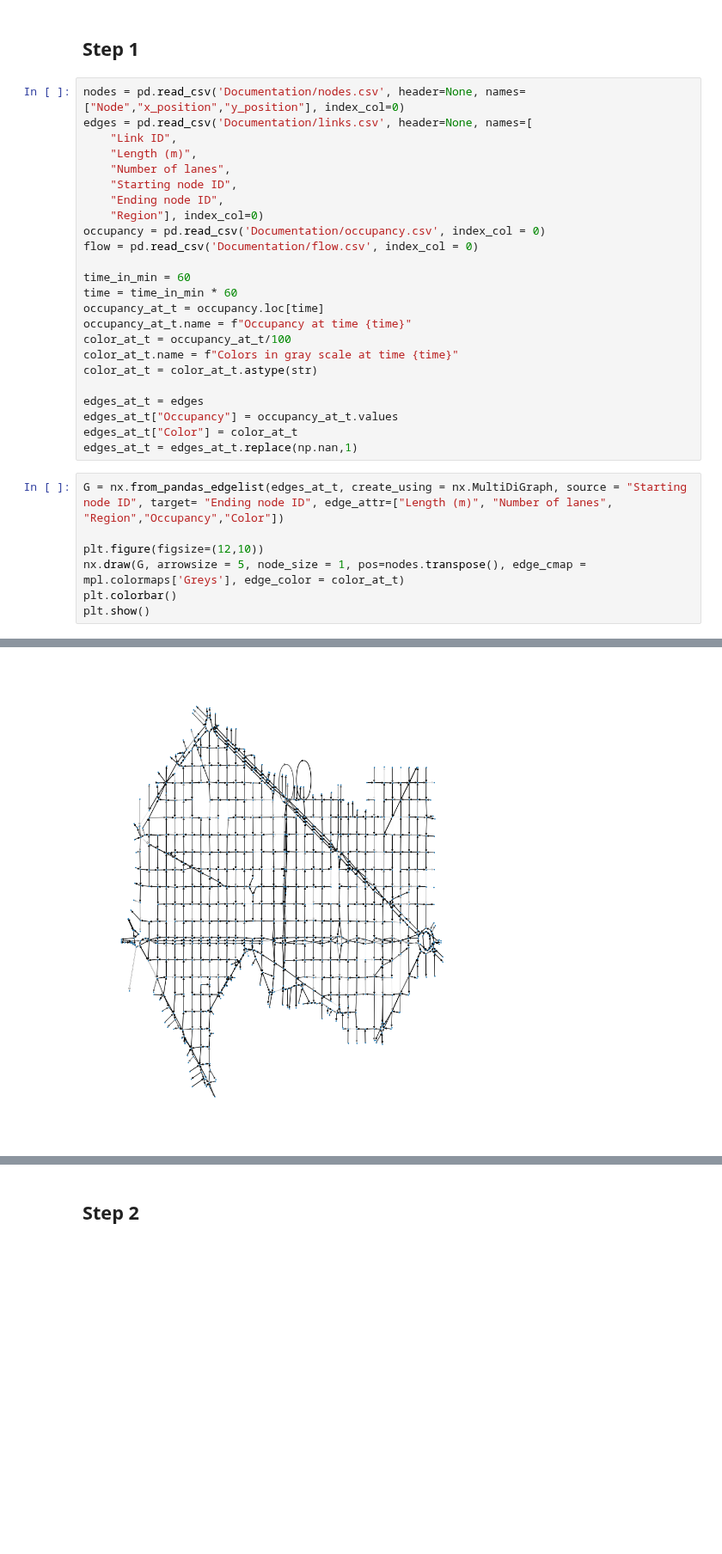
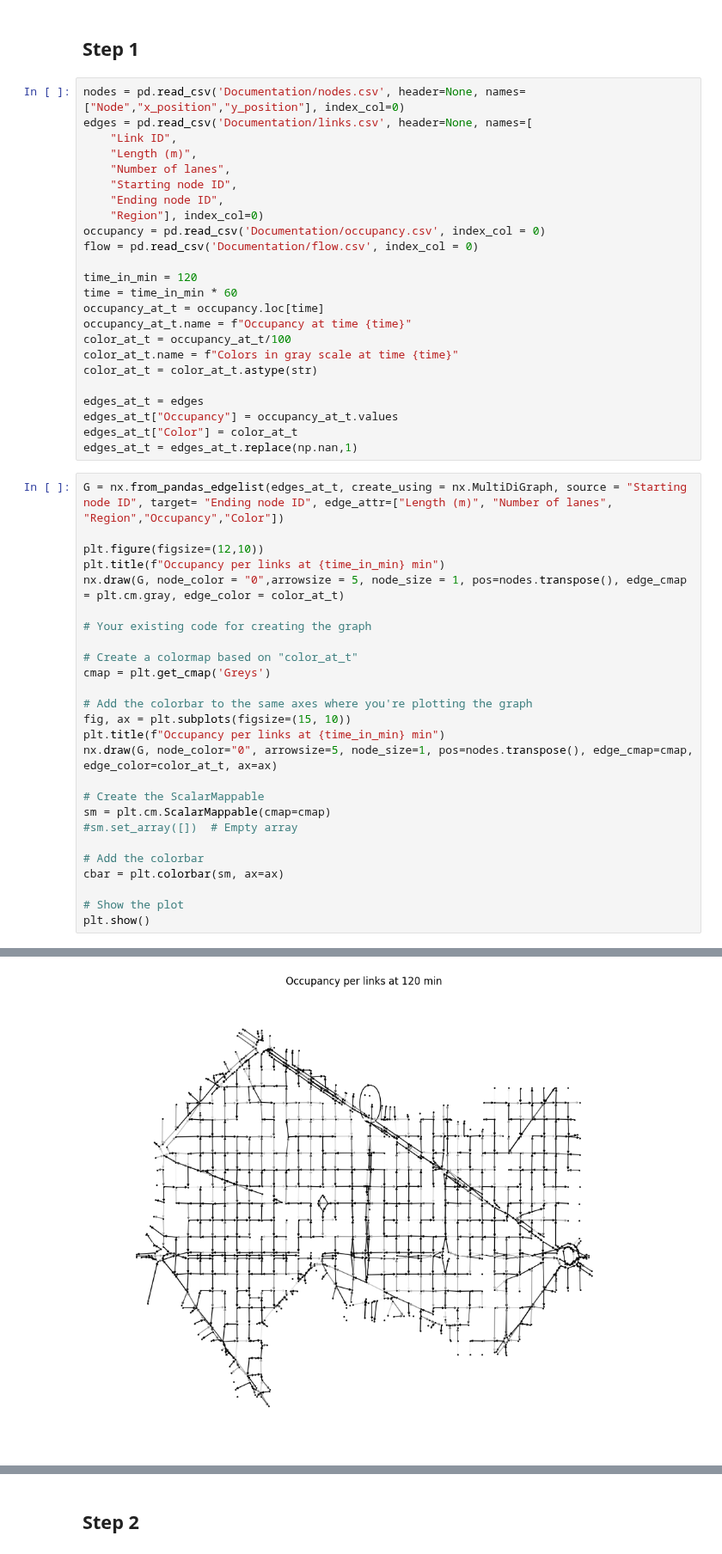
Before and after one commit to s221568/Trafic, a Jupyter notebook: Lab 1/Lab1JE.ipynb, the cells around one changed output, grey strips where cells are left out. Shown at 86% size. Saved outputs shown, nothing was run; the diff lists cells and outputs as text; blank space fills up the shorter version.

```diff
--- a/Lab 1/Lab1JE.ipynb
+++ b/Lab 1/Lab1JE.ipynb
@@ -22,7 +24,7 @@ edges = pd.read_csv('Documentation/links.csv', header=None, names=[
 occupancy = pd.read_csv('Documentation/occupancy.csv', index_col = 0)
 flow = pd.read_csv('Documentation/flow.csv', index_col = 0)
 
-time_in_min = 60
+time_in_min = 120
 time = time_in_min * 60
 occupancy_at_t = occupancy.loc[time]
 occupancy_at_t.name = f"Occupancy at time {time}"
@@ -38,7 +40,26 @@ edges_at_t = edges_at_t.replace(np.nan,1)
 G = nx.from_pandas_edgelist(edges_at_t, create_using = nx.MultiDiGraph, source = "Starting node ID", target= "Ending node ID", edge_attr=["Length (m)", "Number of lanes", "Region","Occupancy","Color"])
 
 plt.figure(figsize=(12,10))
-nx.draw(G, arrowsize = 5, node_size = 1, pos=nodes.transpose(), edge_cmap = mpl.colormaps['Greys'], edge_color = color_at_t)
-plt.colorbar()
+plt.title(f"Occupancy per links at {time_in_min} min")
+nx.draw(G, node_color = "0",arrowsize = 5, node_size = 1, pos=nodes.transpose(), edge_cmap = plt.cm.gray, edge_color = color_at_t)
+
+# Your existing code for creating the graph
+
+# Create a colormap based on "color_at_t"
+cmap = plt.get_cmap('Greys')
+
+# Add the colorbar to the same axes where you're plotting the graph
+fig, ax = plt.subplots(figsize=(15, 10))
+plt.title(f"Occupancy per links at {time_in_min} min")
+nx.draw(G, node_color="0", arrowsize=5, node_size=1, pos=nodes.transpose(), edge_cmap=cmap, edge_color=color_at_t, ax=ax)
+
+# Create the ScalarMappable
+sm = plt.cm.ScalarMappable(cmap=cmap)
+#sm.set_array([])  # Empty array
+
+# Add the colorbar
+cbar = plt.colorbar(sm, ax=ax)
+
+# Show the plot
 plt.show()
 # %% [output]
@@ -46 +66 @@ TypeError: Invalid shape (870,) for image data
-[figure, old version]
+[figure, new version]
```
Also changed, not shown: parts of 2 cells of this notebook.
